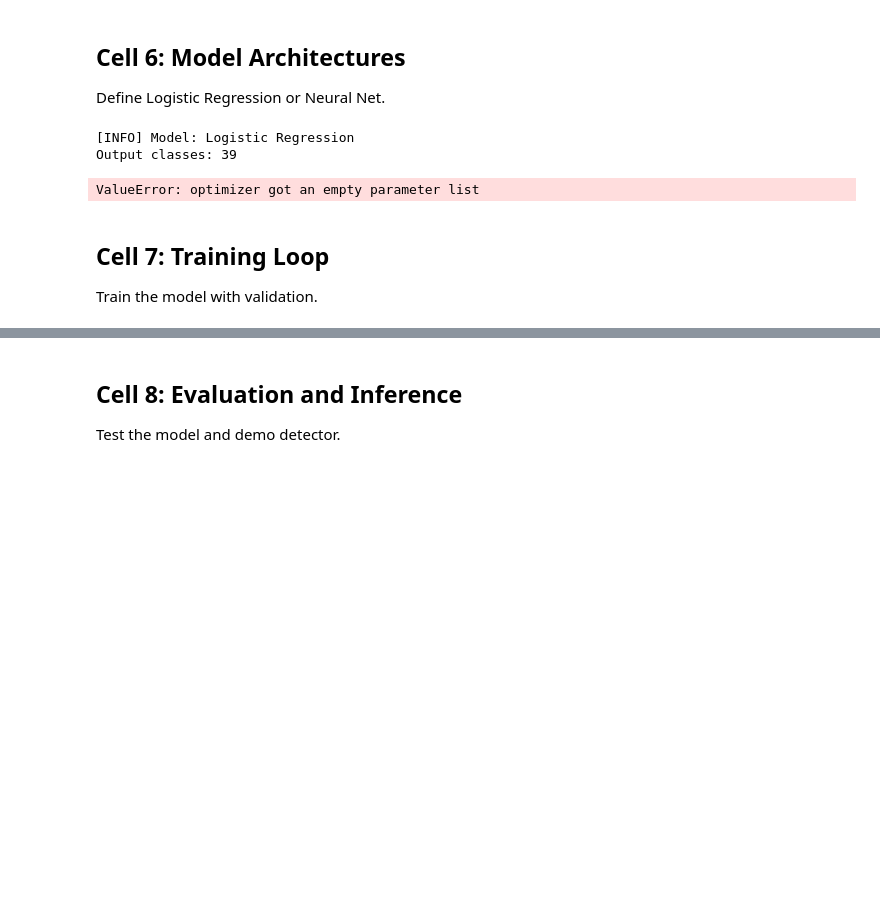
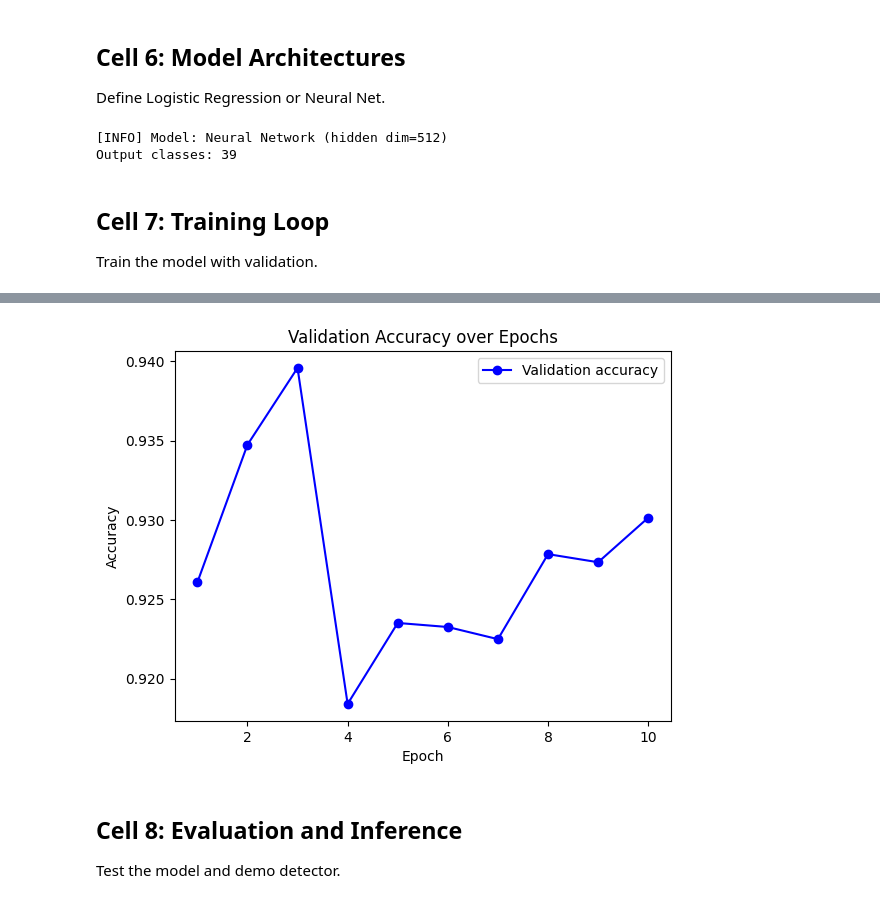
Before and after one commit to aswx12/Artificial-intelligence-for-data-science-, a Jupyter notebook: Lab4/lab_4.ipynb, the cells around one changed output, grey strips where cells are left out. Drawn from its saved outputs; the diff is of its cells as text; code cells hidden in the pictures; blank space fills up the shorter version.

```diff
--- a/Lab4/lab_4.ipynb
+++ b/Lab4/lab_4.ipynb
@@ -99,7 +95,7 @@ Define hyperparameters and create language-to-index mappings.
 SMALL_DATASET_PATH = 'small_dataset'  # Already resolved above
 
 REL_FREQ = True  # TODO: Experiment: Set to False for Boolean encoding (presence only)
-HIDDEN_LAYER = False  # TODO: Experiment: Set to True for Neural Network with hidden layer
+HIDDEN_LAYER = True  # TODO: Experiment: Set to True for Neural Network with hidden layer
 HIDDEN_DIM = 512  # Hidden layer size (only used if HIDDEN_LAYER=True)
 EPOCHS = 10
 BATCH_SIZE = 32
@@ -333,12 +329,14 @@ Define Logistic Regression or Neural Net.
 if HIDDEN_LAYER:
     model = nn.Sequential(
         #  Task 8 ====================TODO: Your code here
-
+        nn.Linear(input_dim, HIDDEN_DIM),
+        nn.ReLU(),
+        nn.Linear(HIDDEN_DIM, len(langs))
     )
 else:
     model = nn.Sequential(
         #  Task 9====================TODO: Your code here
-
+        nn.Linear(input_dim, len(langs))
     )
 
 print(f"[INFO] Model: {'Neural Network (hidden dim=' + str(HIDDEN_DIM) + ')' if HIDDEN_LAYER else 'Logistic Regression'}")
@@ -351,10 +349,13 @@ optimizer = torch.optim.NAdam(model.parameters(), lr=0.01)
 # DataLoader for batches
 dataset = TensorDataset(X_train, y_train)
 dataloader = DataLoader(dataset, batch_size=BATCH_SIZE, shuffle=True)
+
+
+dataset_val = TensorDataset(X_val, y_val)
+dataloader_val = DataLoader(dataset_val, batch_size=BATCH_SIZE, shuffle=True)
 # %% [output]
-[INFO] Model: Logistic Regression
+[INFO] Model: Neural Network (hidden dim=512)
 Output classes: 39
-ValueError: optimizer got an empty parameter list
 # %% [markdown]
 ## Cell 7: Training Loop
 Train the model with validation.
@@ -389,8 +390,20 @@ for epoch in tqdm(range(EPOCHS), desc="Training"):
     # Hint: Reuse train logic but without gradients/optimizer
     model.eval()
     #your code
+    loss_val_epoch = 0.0
+    correct_val = 0
+    total_val = 0
 
+    for X_batch, y_batch in dataloader_val:
+        y_pred = model(X_batch)
+        loss = loss_fn(y_pred, y_batch)
+        loss_val_epoch += loss.item() * len(X_batch)
+        _, predicted = torch.max(y_pred.data, 1)
+        total_val += len(y_batch)
+        correct_val += (predicted == y_batch).sum().item()
 
+    loss_val = loss_val_epoch / len(dataloader_val.dataset)
+    acc_val = correct_val / total_val
 
     loss_train_history.append(avg_loss_train)
     acc_train_history.append(acc_train)
@@ -408,3 +421,4 @@ plt.xlabel('Epoch')
 plt.ylabel('Accuracy')
 plt.legend()
 plt.show()
+# %% [output]
@@ -411,3 +430,4 @@ plt.show()
+[figure, added]
 # %% [markdown]
 ## Cell 8: Evaluation and Inference
 Test the model and demo detector.
```
Also changed, not shown: parts of 6 cells of this notebook.
